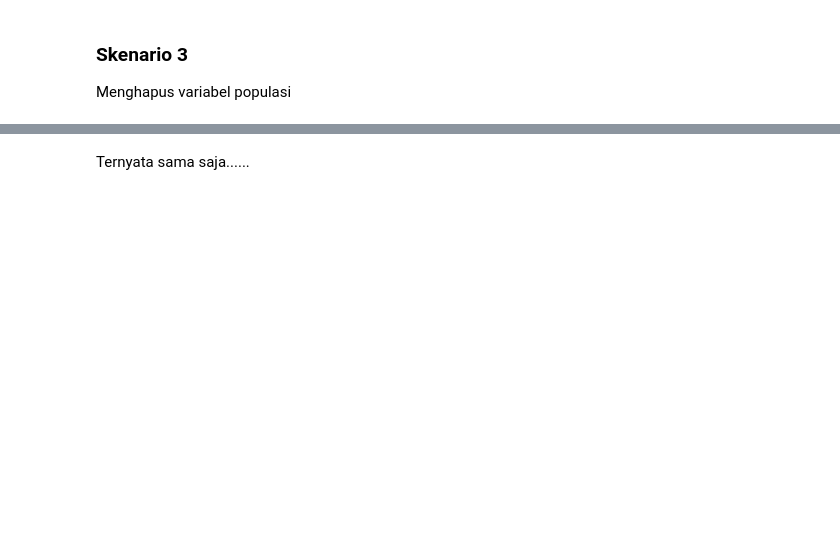
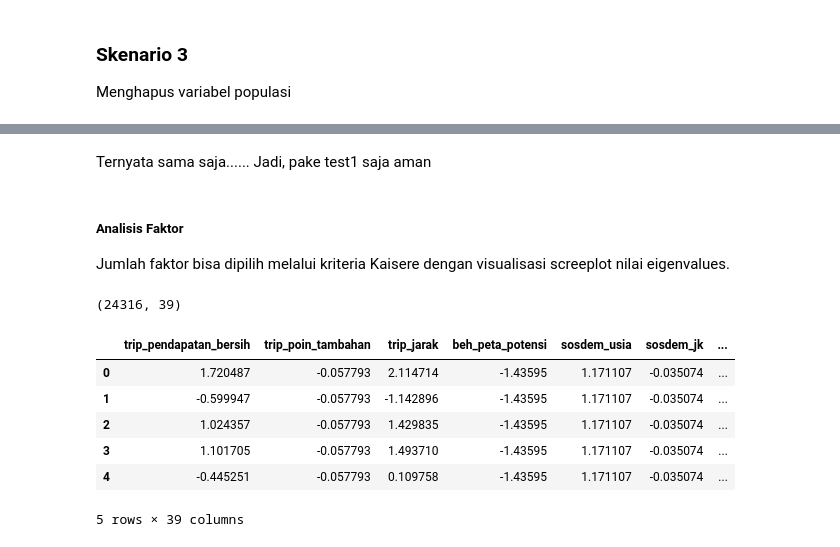
Before and after one commit to azwanazamuddin/location-choice-model, a Jupyter notebook: notebooks/pca_features.ipynb, the cells around one changed output, grey strips where cells are left out. Drawn from its saved outputs; the diff is of its cells as text; code cells hidden in the pictures; blank space fills up the shorter version.

```diff
--- a/notebooks/pca_features.ipynb
+++ b/notebooks/pca_features.ipynb
@@ -181,2 +236,20 @@ Nilai KMO: 0.5989156238537413
 # %% [markdown]
 Ternyata sama saja......
+Jadi, pake test1 saja aman
+# %% [markdown]
+##### Analisis Faktor
+Jumlah faktor bisa dipilih melalui kriteria Kaisere dengan visualisasi screeplot nilai eigenvalues.
+# %%
+test1.shape
+# %% [output]
+(24316, 39)
+# %%
+test1.head()
+# %% [output]
+|  | trip_pendapatan_bersih | trip_poin_tambahan | trip_jarak | beh_peta_potensi | sosdem_usia | sosdem_jk | ... |
+| 0 | 1.720487 | -0.057793 | 2.114714 | -1.43595 | 1.171107 | -0.035074 | ... |
+| 1 | -0.599947 | -0.057793 | -1.142896 | -1.43595 | 1.171107 | -0.035074 | ... |
+| 2 | 1.024357 | -0.057793 | 1.429835 | -1.43595 | 1.171107 | -0.035074 | ... |
+| 3 | 1.101705 | -0.057793 | 1.493710 | -1.43595 | 1.171107 | -0.035074 | ... |
+| 4 | -0.445251 | -0.057793 | 0.109758 | -1.43595 | 1.171107 | -0.035074 | ... |
+5 rows × 39 columns
```
Also changed, not shown: parts of 18 cells of this notebook.
